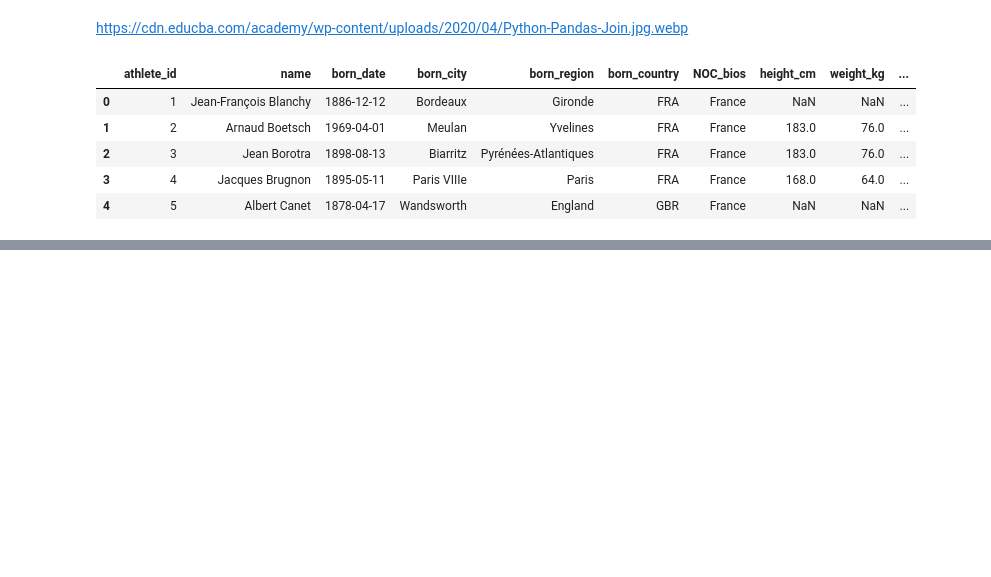
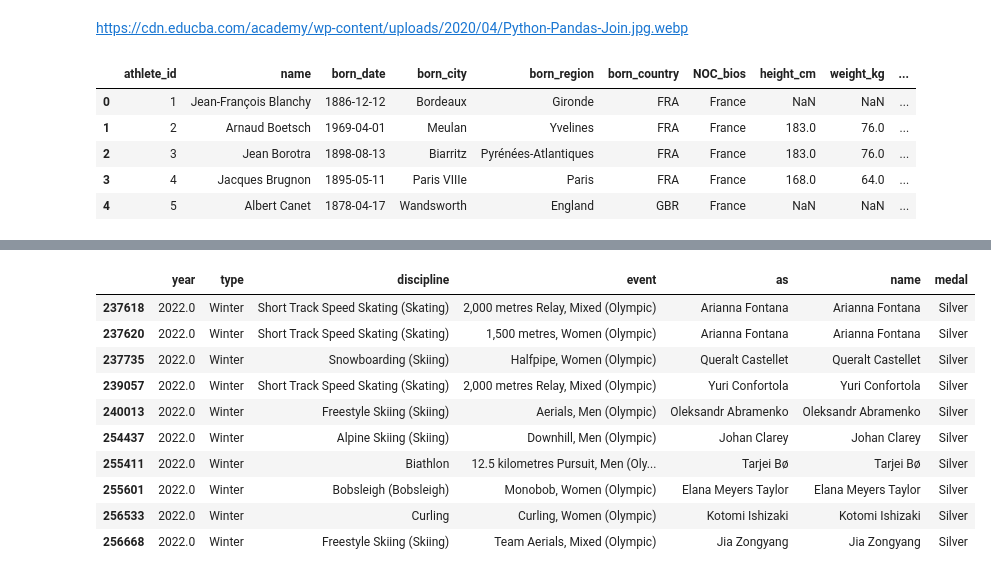
Before and after one commit to Raff1010X/65.Pandas, a Jupyter notebook: 12_merge_concatenate.ipynb, the cells around one changed output, grey strips where cells are left out. Cells and saved outputs as stored; diff of their text form; code cells hidden in the pictures; blank space fills up the shorter version.

```diff
--- a/12_merge_concatenate.ipynb
+++ b/12_merge_concatenate.ipynb
@@ -39,0 +91,4 @@ bios_new.head()
+# %%
+results = pd.read_csv('data/results.csv')
+
+results.head()
@@ -39,0 +102,18 @@ bios_new.head()
+# %%
+merged = pd.merge(results, bios_new, on='athlete_id', how='left').filter(['year', 'type', 'discipline', 'event', 'as', 'name', 'medal'])
+
+merged = merged.sort_values(by=['medal', 'year'], ascending=[False, False])
+
+merged.head(10)
+# %% [output]
+|  | year | type | discipline | event | as | name | medal |
+| 237618 | 2022.0 | Winter | Short Track Speed Skating (Skating) | 2,000 metres Relay, Mixed (Olympic) | Arianna Fontana | Arianna Fontana | Silver |
+| 237620 | 2022.0 | Winter | Short Track Speed Skating (Skating) | 1,500 metres, Women (Olympic) | Arianna Fontana | Arianna Fontana | Silver |
+| 237735 | 2022.0 | Winter | Snowboarding (Skiing) | Halfpipe, Women (Olympic) | Queralt Castellet | Queralt Castellet | Silver |
+| 239057 | 2022.0 | Winter | Short Track Speed Skating (Skating) | 2,000 metres Relay, Mixed (Olympic) | Yuri Confortola | Yuri Confortola | Silver |
+| 240013 | 2022.0 | Winter | Freestyle Skiing (Skiing) | Aerials, Men (Olympic) | Oleksandr Abramenko | Oleksandr Abramenko | Silver |
+| 254437 | 2022.0 | Winter | Alpine Skiing (Skiing) | Downhill, Men (Olympic) | Johan Clarey | Johan Clarey | Silver |
+| 255411 | 2022.0 | Winter | Biathlon | 12.5 kilometres Pursuit, Men (Oly... | Tarjei Bø | Tarjei Bø | Silver |
+| 255601 | 2022.0 | Winter | Bobsleigh (Bobsleigh) | Monobob, Women (Olympic) | Elana Meyers Taylor | Elana Meyers Taylor | Silver |
+| 256533 | 2022.0 | Winter | Curling | Curling, Women (Olympic) | Kotomi Ishizaki | Kotomi Ishizaki | Silver |
+| 256668 | 2022.0 | Winter | Freestyle Skiing (Skiing) | Team Aerials, Mixed (Olympic) | Jia Zongyang | Jia Zongyang | Silver |
```
Also changed, not shown: parts of 4 cells of this notebook, 4 other files.
